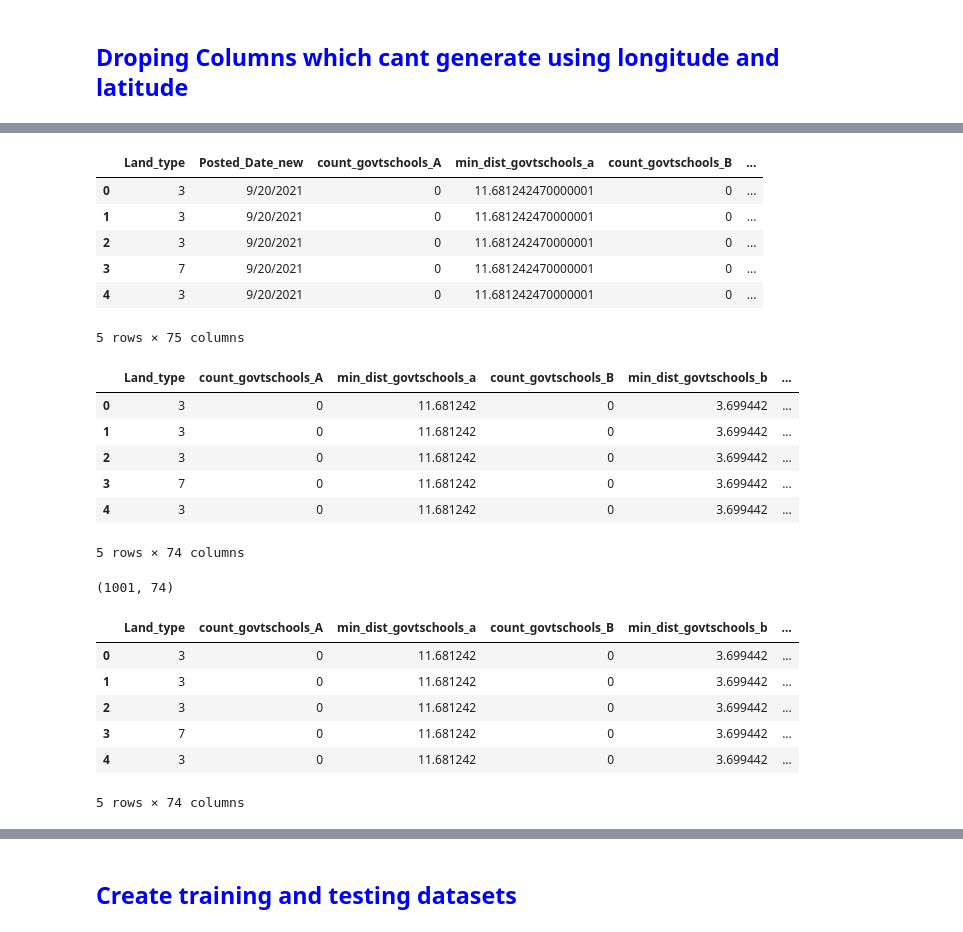
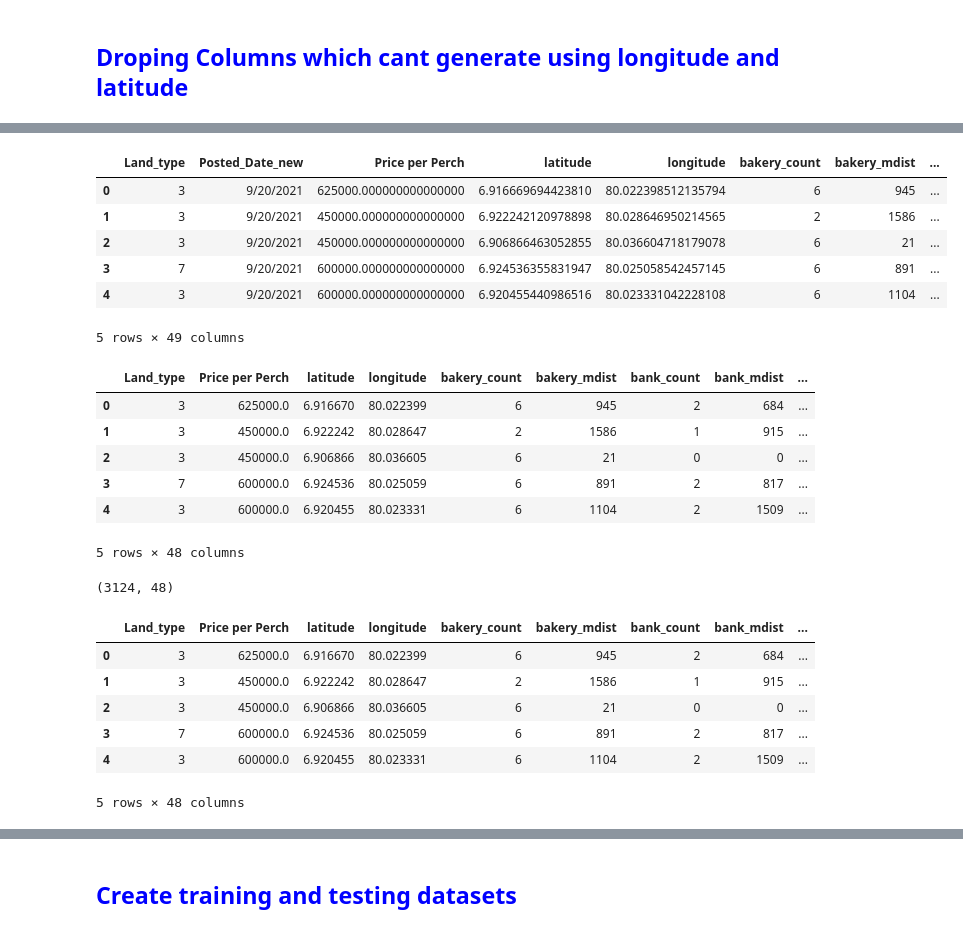
Before and after one commit to movindugunarathna/LandPulse-ML, a Jupyter notebook: model/part_3.ipynb, the cells around one changed output, grey strips where cells are left out. Cells and saved outputs as stored; diff of their text form; code cells hidden in the pictures.

```diff
--- a/model/part_3.ipynb
+++ b/model/part_3.ipynb
@@ -612,44 +708,55 @@ with open("city_dict.json", "w") as f:
 # %%
 pd.options.display.float_format = '{:.15f}'.format
-df7 =df6.drop(['Address', 'max_current', 'min_current', 'Address_ID'], axis='columns')
+df7 =df6.drop(['Address_ID', 'Address', 'count_govtschools_A', 'min_dist_govtschools_a', 'count_govtschools_B',
+       'min_dist_govtschools_b', 'count_semigovtschools',
+       'min_dist_semigovtschools', 'count_intlschools', 'min_dist_intlschools',
+       'count_uni', 'min_dist_uni', 'min_dist_nearest_express',
+       'min_dist_nearest_railway', 'min_dist_nearest_bank',
+       'count_banks_within_2km', 'min_dist_nearest_FinanceCompany',
+       'count_FinanceCompanies_within_2km', 'min_dist_nearest_Govt_Hospital',
+       'count_Govt_Hospitals', 'min_dist_nearest_Pvt_Hospital',
+       'count_Pvt_Hospital', 'min_dist_nearest_Pvt_Med_center',
+       'count_Pvt_Med_Centers', 'min_dist_nearest_Supermarket',
+       'count_Supermarkets_within2km', 'min_dist_nearest_Fuel_station',
+       'count_Fuel_Stations_within2km', 'max_current', 'min_current'], axis='columns')
 
 # Display the DataFrame
 df7.head()
 # %% [output]
-|  | Land_type | Posted_Date_new | count_govtschools_A | min_dist_govtschools_a | count_govtschools_B | ... |
-| 0 | 3 | 9/20/2021 | 0 | 11.681242470000001 | 0 | ... |
-| 1 | 3 | 9/20/2021 | 0 | 11.681242470000001 | 0 | ... |
-| 2 | 3 | 9/20/2021 | 0 | 11.681242470000001 | 0 | ... |
-| 3 | 7 | 9/20/2021 | 0 | 11.681242470000001 | 0 | ... |
-| 4 | 3 | 9/20/2021 | 0 | 11.681242470000001 | 0 | ... |
+|  | Land_type | Posted_Date_new | Price per Perch | latitude | longitude | bakery_count | bakery_mdist | ... |
+| 0 | 3 | 9/20/2021 | 625000.000000000000000 | 6.916669694423810 | 80.022398512135794 | 6 | 945 | ... |
+| 1 | 3 | 9/20/2021 | 450000.000000000000000 | 6.922242120978898 | 80.028646950214565 | 2 | 1586 | ... |
+| 2 | 3 | 9/20/2021 | 450000.000000000000000 | 6.906866463052855 | 80.036604718179078 | 6 | 21 | ... |
+| 3 | 7 | 9/20/2021 | 600000.000000000000000 | 6.924536355831947 | 80.025058542457145 | 6 | 891 | ... |
+| 4 | 3 | 9/20/2021 | 600000.000000000000000 | 6.920455440986516 | 80.023331042228108 | 6 | 1104 | ... |
-5 rows × 75 columns
+5 rows × 49 columns
 # %%
 df7 = df7.drop(['Posted_Date_new'], axis='columns')
 pd.reset_option('display.float_format')
 df7.head()
 # %% [output]
-|  | Land_type | count_govtschools_A | min_dist_govtschools_a | count_govtschools_B | min_dist_govtschools_b | ... |
-| 0 | 3 | 0 | 11.681242 | 0 | 3.699442 | ... |
-| 1 | 3 | 0 | 11.681242 | 0 | 3.699442 | ... |
-| 2 | 3 | 0 | 11.681242 | 0 | 3.699442 | ... |
-| 3 | 7 | 0 | 11.681242 | 0 | 3.699442 | ... |
-| 4 | 3 | 0 | 11.681242 | 0 | 3.699442 | ... |
+|  | Land_type | Price per Perch | latitude | longitude | bakery_count | bakery_mdist | bank_count | bank_mdist | ... |
+| 0 | 3 | 625000.0 | 6.916670 | 80.022399 | 6 | 945 | 2 | 684 | ... |
+| 1 | 3 | 450000.0 | 6.922242 | 80.028647 | 2 | 1586 | 1 | 915 | ... |
+| 2 | 3 | 450000.0 | 6.906866 | 80.036605 | 6 | 21 | 0 | 0 | ... |
+| 3 | 7 | 600000.0 | 6.924536 | 80.025059 | 6 | 891 | 2 | 817 | ... |
+| 4 | 3 | 600000.0 | 6.920455 | 80.023331 | 6 | 1104 | 2 | 1509 | ... |
-5 rows × 74 columns
+5 rows × 48 columns
 # %%
 df7.shape
 # %% [output]
-(1001, 74)
+(3124, 48)
 # %%
 df7.isna().sum()
 df7.head()
 # %% [output]
-|  | Land_type | count_govtschools_A | min_dist_govtschools_a | count_govtschools_B | min_dist_govtschools_b | ... |
-| 0 | 3 | 0 | 11.681242 | 0 | 3.699442 | ... |
-| 1 | 3 | 0 | 11.681242 | 0 | 3.699442 | ... |
-| 2 | 3 | 0 | 11.681242 | 0 | 3.699442 | ... |
-| 3 | 7 | 0 | 11.681242 | 0 | 3.699442 | ... |
-| 4 | 3 | 0 | 11.681242 | 0 | 3.699442 | ... |
+|  | Land_type | Price per Perch | latitude | longitude | bakery_count | bakery_mdist | bank_count | bank_mdist | ... |
+| 0 | 3 | 625000.0 | 6.916670 | 80.022399 | 6 | 945 | 2 | 684 | ... |
+| 1 | 3 | 450000.0 | 6.922242 | 80.028647 | 2 | 1586 | 1 | 915 | ... |
+| 2 | 3 | 450000.0 | 6.906866 | 80.036605 | 6 | 21 | 0 | 0 | ... |
+| 3 | 7 | 600000.0 | 6.924536 | 80.025059 | 6 | 891 | 2 | 817 | ... |
+| 4 | 3 | 600000.0 | 6.920455 | 80.023331 | 6 | 1104 | 2 | 1509 | ... |
-5 rows × 74 columns
+5 rows × 48 columns
 # %%
 import pandas as pd
 
```
Also changed, not shown: parts of 27 cells of this notebook, 5 other files.
